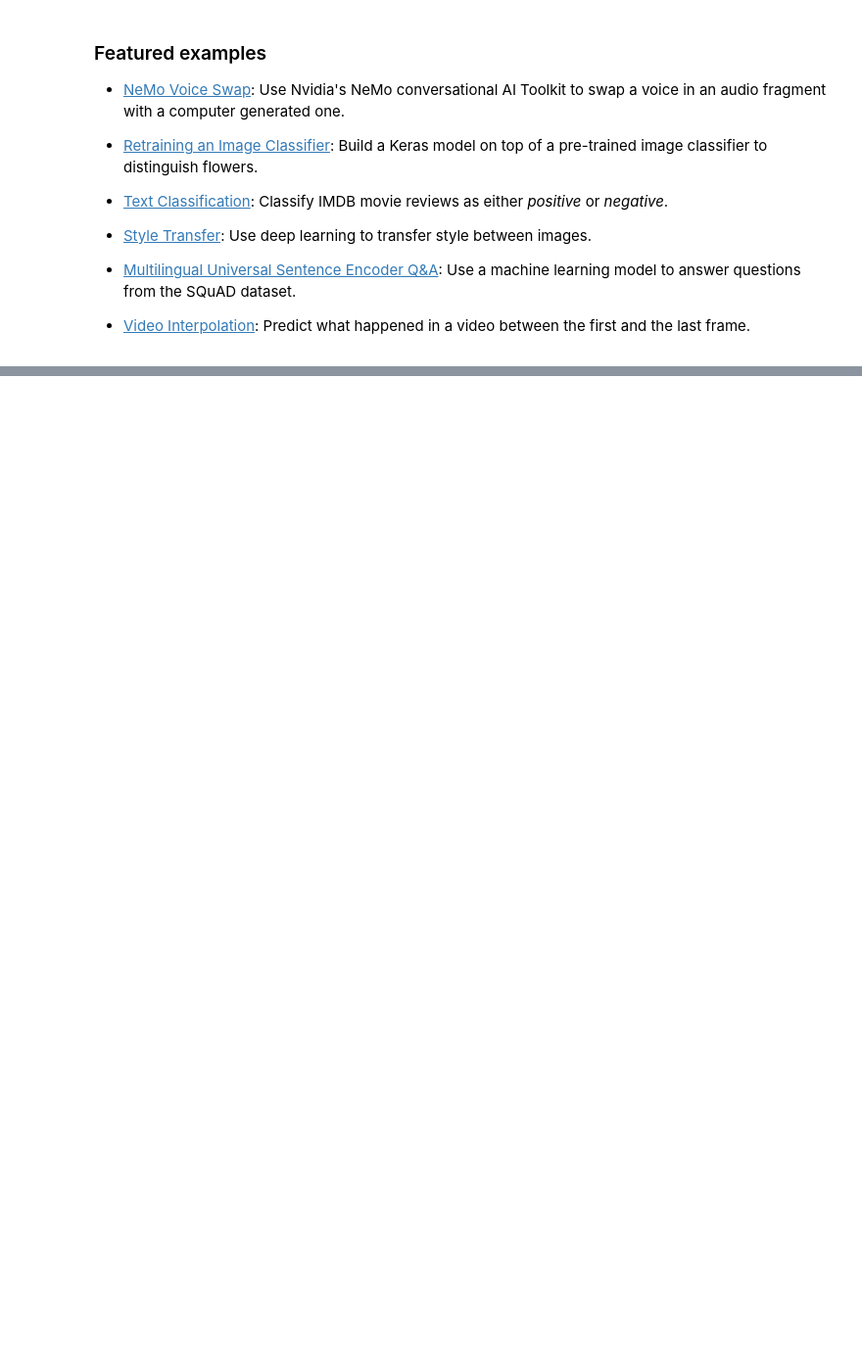
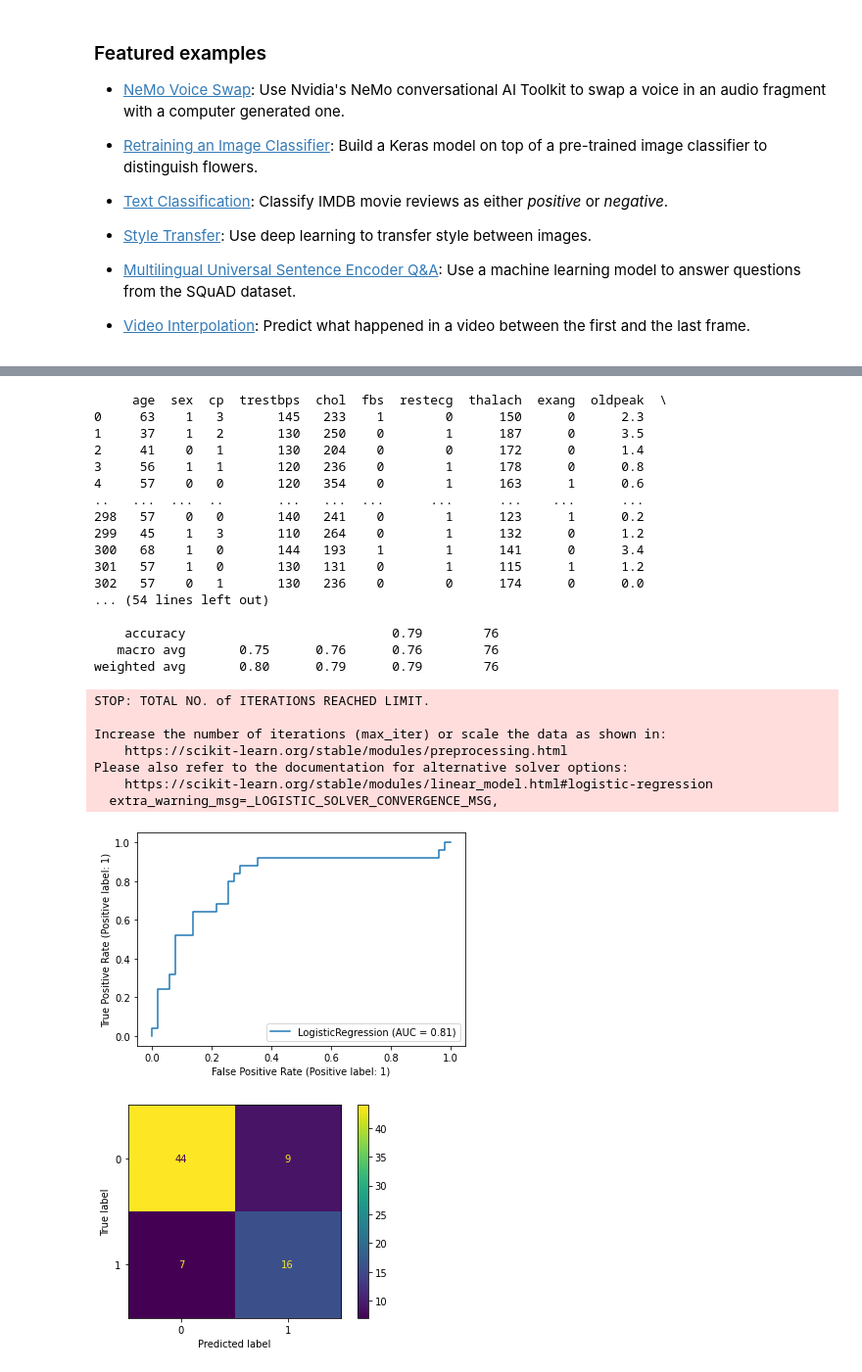
Before and after one commit to harsha6811/harsha6811, a Jupyter notebook: Welcome_To_Colaboratory.ipynb, the cells around one changed output, grey strips where cells are left out. Shown at 98% size. Drawn from its saved outputs; the diff is of its cells as text; code cells hidden in the pictures; blank space fills up the shorter version.

```diff
--- a/Welcome_To_Colaboratory.ipynb
+++ b/Welcome_To_Colaboratory.ipynb
@@ -183,0 +153,63 @@ def mse(b0,b1):
+# %%
+import pandas as pd
+import matplotlib.pyplot as plt
+from sklearn.model_selection import train_test_split
+from sklearn.linear_model import LogisticRegression
+data=pd.read_csv('heart-1.csv')
+print(data)
+x=data.iloc[:,0:8]
+y=data.iloc[:,8:9]
+from sklearn.preprocessing import StandardScaler
+sc=StandardScaler()
+data=sc.fit(x)
+dd=sc.transform(x)
+print(data)
+print(dd)
+print(x)
+x_train,x_test,y_train,y_test=train_test_split(x,y,test_size=0.25,random_state=True)
+print(x_train.shape)
+print(y_train.shape)
+print(x_test.shape)
+print(y_test.shape)
+lg= LogisticRegression(random_state = 99)
+mm=lg.fit(x_train,y_train)
+print(mm.score(x_train,y_train))
+print(mm.score(x_test,y_test))
+yp=mm.predict(x_test)
+from sklearn.metrics import accuracy_score
+print(accuracy_score(yp,y_test))
+from sklearn.metrics import classification_report
+print(classification_report(yp,y_test))
+from sklearn import metrics
+metrics.plot_roc_curve(mm,x_test,y_test)
+from sklearn.metrics import confusion_matrix
+from sklearn.metrics import ConfusionMatrixDisplay
+cm=confusion_matrix(yp,y_test)
+d=ConfusionMatrixDisplay(cm).plot()
+# %% [output]
+     age  sex  cp  trestbps  chol  fbs  restecg  thalach  exang  oldpeak  \
+0     63    1   3       145   233    1        0      150      0      2.3
+1     37    1   2       130   250    0        1      187      0      3.5
+2     41    0   1       130   204    0        0      172      0      1.4
+3     56    1   1       120   236    0        1      178      0      0.8
+4     57    0   0       120   354    0        1      163      1      0.6
+..   ...  ...  ..       ...   ...  ...      ...      ...    ...      ...
+298   57    0   0       140   241    0        1      123      1      0.2
+299   45    1   3       110   264    0        1      132      0      1.2
+300   68    1   0       144   193    1        1      141      0      3.4
+301   57    1   0       130   131    0        1      115      1      1.2
+302   57    0   1       130   236    0        0      174      0      0.0
+... (54 lines left out)
+
+    accuracy                           0.79        76
+   macro avg       0.75      0.76      0.76        76
+weighted avg       0.80      0.79      0.79        76
+STOP: TOTAL NO. of ITERATIONS REACHED LIMIT.
+
+Increase the number of iterations (max_iter) or scale the data as shown in:
+    https://scikit-learn.org/stable/modules/preprocessing.html
+Please also refer to the documentation for alternative solver options:
+    https://scikit-learn.org/stable/modules/linear_model.html#logistic-regression
+  extra_warning_msg=_LOGISTIC_SOLVER_CONVERGENCE_MSG,
+[figure, added]
+[figure, added]
```
Also changed, not shown: parts of 2 cells of this notebook.
